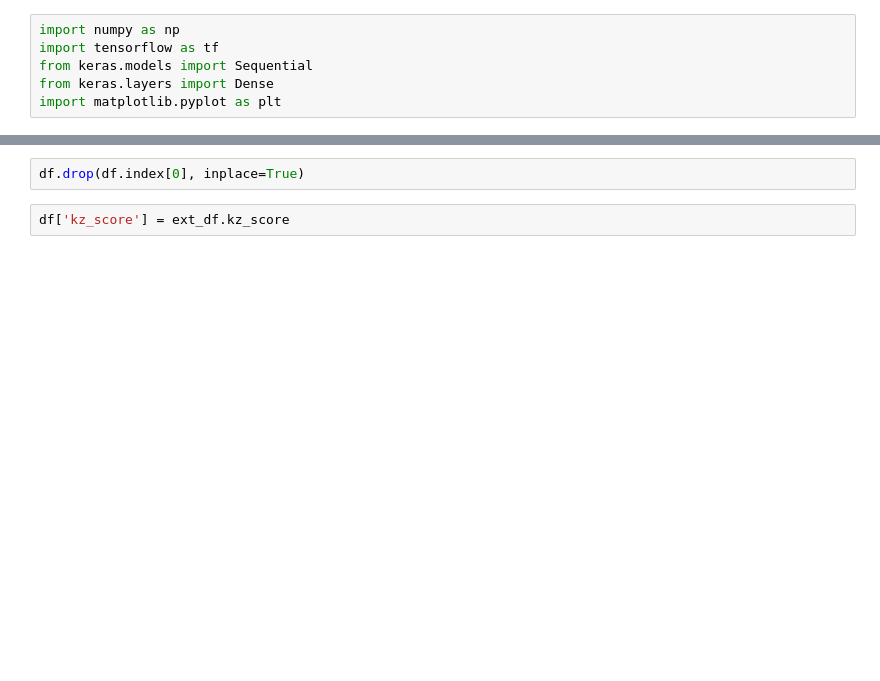
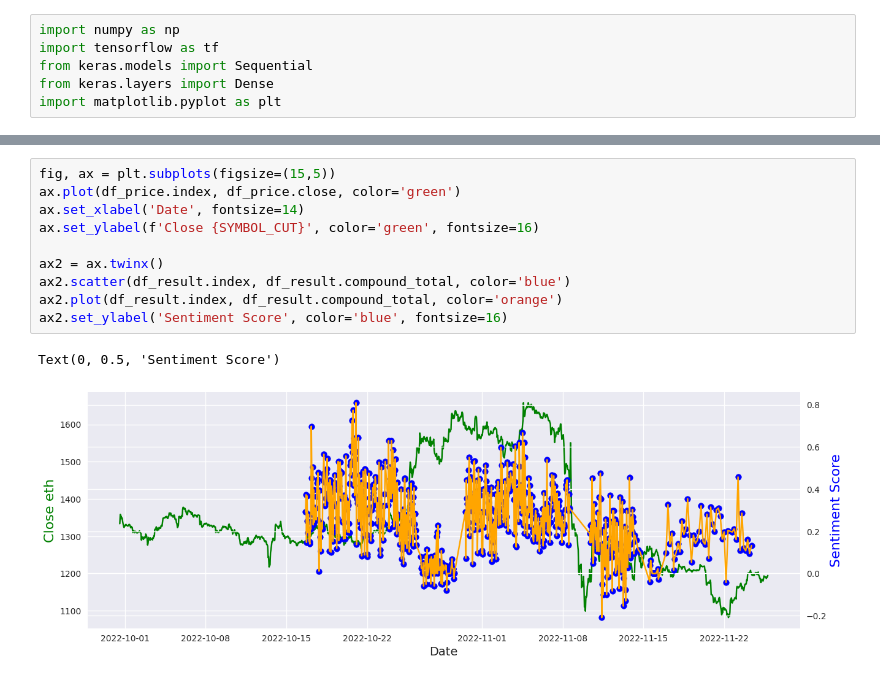
Before and after one commit to kozanakyel/KZ-Engine-Backend, a Jupyter notebook: KZ_project_setup/notebooks/model_dense_sigmoid_for_label_pred.ipynb, the cells around one changed output, grey strips where cells are left out. Saved outputs shown, nothing was run; the diff lists cells and outputs as text; blank space fills up the shorter version.

```diff
--- a/KZ_project_setup/notebooks/model_dense_sigmoid_for_label_pred.ipynb
+++ b/KZ_project_setup/notebooks/model_dense_sigmoid_for_label_pred.ipynb
@@ -276,4 +191,13 @@ Text(0.5, 1.0, 'KZ Index')
-# %%
-df.drop(df.index[0], inplace=True)
-# %%
-df['kz_score'] = ext_df.kz_score
+# %%
+fig, ax = plt.subplots(figsize=(15,5))
+ax.plot(df_price.index, df_price.close, color='green')
+ax.set_xlabel('Date', fontsize=14)
+ax.set_ylabel(f'Close {SYMBOL_CUT}', color='green', fontsize=16)
+
+ax2 = ax.twinx()
+ax2.scatter(df_result.index, df_result.compound_total, color='blue')
+ax2.plot(df_result.index, df_result.compound_total, color='orange')
+ax2.set_ylabel('Sentiment Score', color='blue', fontsize=16)
+# %% [output]
+Text(0, 0.5, 'Sentiment Score')
+[figure, added]
```
Also changed, not shown: parts of 30 cells of this notebook, 5 other files.
